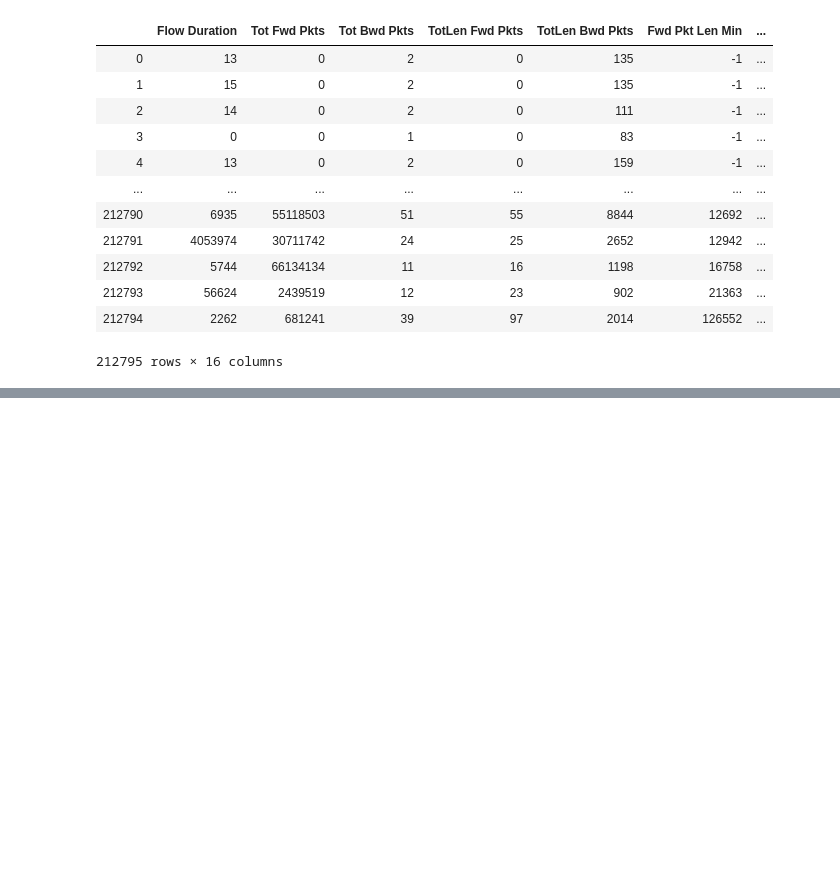
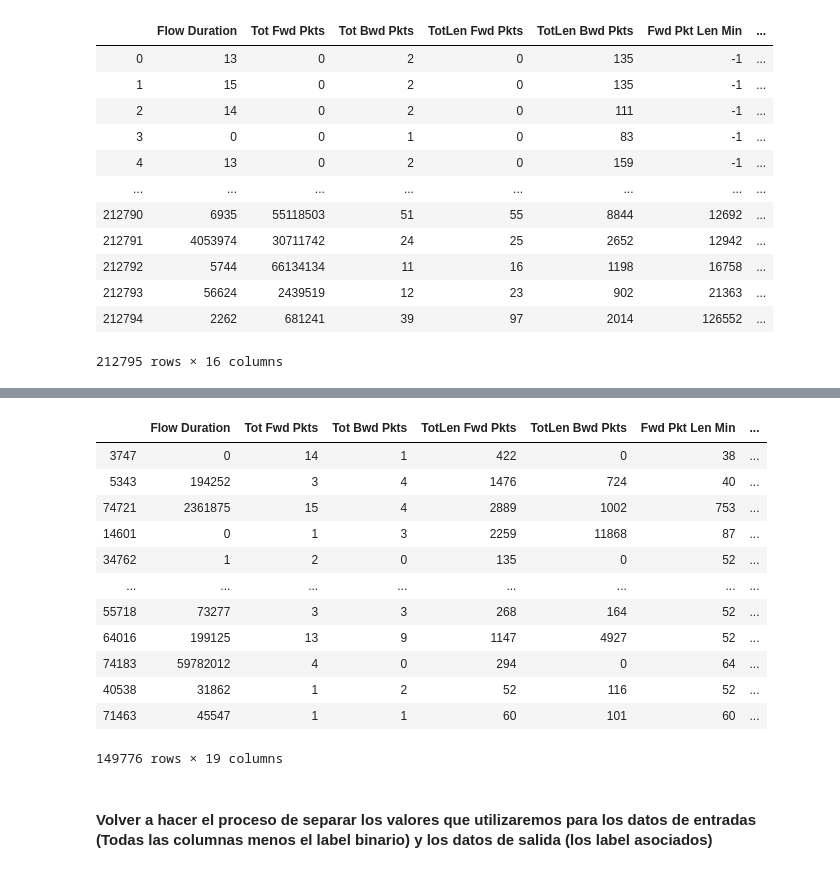
Before and after one commit to pragmaticslaboratory/cyberseguridad-code, a Jupyter notebook: Experimentos/CNN_ANN_DATASET1.ipynb, the cells around one changed output, grey strips where cells are left out. Saved outputs shown, nothing was run; the diff lists cells and outputs as text; code cells hidden in the pictures; blank space fills up the shorter version.

```diff
--- a/Experimentos/CNN_ANN_DATASET1.ipynb
+++ b/Experimentos/CNN_ANN_DATASET1.ipynb
@@ -514,0 +599,20 @@ array([1, 4], dtype=int64)
+# %%
+df_shuffled=sklearn.utils.shuffle(data_unite_balanced)
+# %%
+df_shuffled
+# %% [output]
+|  | Flow Duration | Tot Fwd Pkts | Tot Bwd Pkts | TotLen Fwd Pkts | TotLen Bwd Pkts | Fwd Pkt Len Min | ... |
+| 3747 | 0 | 14 | 1 | 422 | 0 | 38 | ... |
+| 5343 | 194252 | 3 | 4 | 1476 | 724 | 40 | ... |
+| 74721 | 2361875 | 15 | 4 | 2889 | 1002 | 753 | ... |
+| 14601 | 0 | 1 | 3 | 2259 | 11868 | 87 | ... |
+| 34762 | 1 | 2 | 0 | 135 | 0 | 52 | ... |
+| ... | ... | ... | ... | ... | ... | ... | ... |
+| 55718 | 73277 | 3 | 3 | 268 | 164 | 52 | ... |
+| 64016 | 199125 | 13 | 9 | 1147 | 4927 | 52 | ... |
+| 74183 | 59782012 | 4 | 0 | 294 | 0 | 64 | ... |
+| 40538 | 31862 | 1 | 2 | 52 | 116 | 52 | ... |
+| 71463 | 45547 | 1 | 1 | 60 | 101 | 60 | ... |
+149776 rows × 19 columns
+# %% [markdown]
+#### Volver a hacer el proceso de separar los valores que utilizaremos para los datos de entradas (Todas las columnas menos el label binario) y los datos de salida (los label asociados)
```
Also changed, not shown: parts of 72 cells of this notebook, 2 other files.
